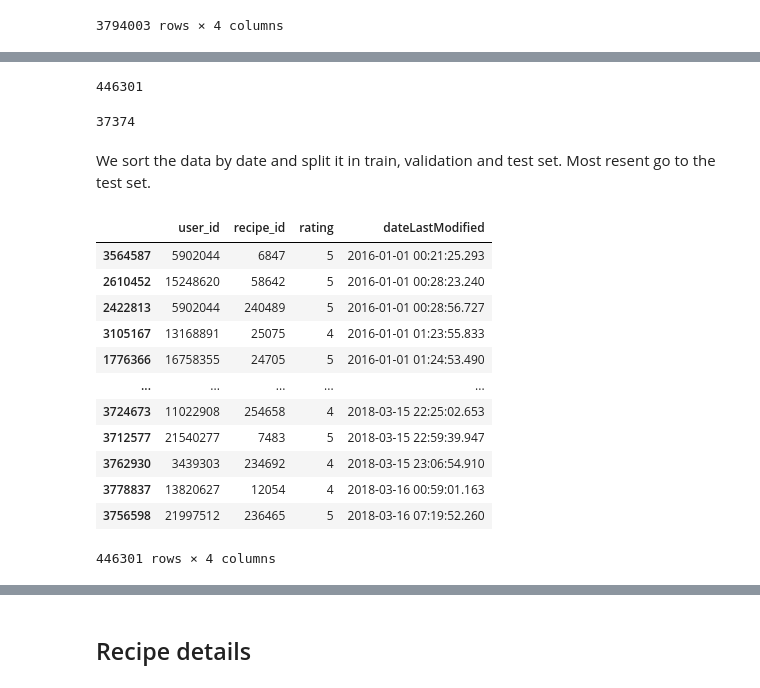
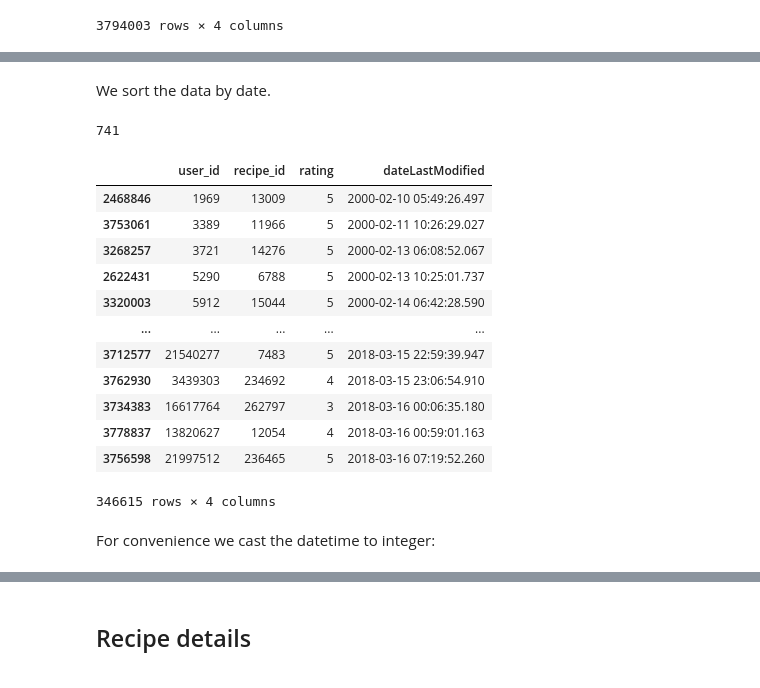
Before and after one commit to dtuleva/Recipe_Recommendation_System, a Jupyter notebook: RRS_Dataset_Manipulation.ipynb, the cells around one changed output, grey strips where cells are left out. Drawn from its saved outputs; the diff is of its cells as text; code cells hidden in the pictures.

```diff
--- a/RRS_Dataset_Manipulation.ipynb
+++ b/RRS_Dataset_Manipulation.ipynb
@@ -39,0 +54,2 @@ An this is where we barbaricly hack our dataset with no other good reason than l
+# %% [markdown]
+We sort the data by date.
@@ -40,28 +58,24 @@ An this is where we barbaricly hack our dataset with no other good reason than l
+# %%
+recipes_unique = interactions.tail(1000).recipe_id.unique()
+len(recipes_unique)
+# %% [output]
+741
 # %%
-interactions = interactions[interactions.dateLastModified.dt.year > 2015]
-len(interactions)
+interactions = interactions[interactions.recipe_id.isin(recipes_unique)]
+interactions
 # %% [output]
+|  | user_id | recipe_id | rating | dateLastModified |
+| 2468846 | 1969 | 13009 | 5 | 2000-02-10 05:49:26.497 |
+| 3753061 | 3389 | 11966 | 5 | 2000-02-11 10:26:29.027 |
+| 3268257 | 3721 | 14276 | 5 | 2000-02-13 06:08:52.067 |
+| 2622431 | 5290 | 6788 | 5 | 2000-02-13 10:25:01.737 |
+| 3320003 | 5912 | 15044 | 5 | 2000-02-14 06:42:28.590 |
+| ... | ... | ... | ... | ... |
+| 3712577 | 21540277 | 7483 | 5 | 2018-03-15 22:59:39.947 |
+| 3762930 | 3439303 | 234692 | 4 | 2018-03-15 23:06:54.910 |
+| 3734383 | 16617764 | 262797 | 3 | 2018-03-16 00:06:35.180 |
+| 3778837 | 13820627 | 12054 | 4 | 2018-03-16 00:59:01.163 |
+| 3756598 | 21997512 | 236465 | 5 | 2018-03-16 07:19:52.260 |
-446301
+346615 rows × 4 columns
-# %%
-recipes_unique = interactions.recipe_id.unique()
-len(recipes_unique)
-# %% [output]
-37374
-# %% [markdown]
-We sort the data by date and split it in train, validation and test set. Most resent go to the test set.
-# %%
-interactions.sort_values(by=["dateLastModified"])
-# %% [output]
-|  | user_id | recipe_id | rating | dateLastModified |
-| 3564587 | 5902044 | 6847 | 5 | 2016-01-01 00:21:25.293 |
-| 2610452 | 15248620 | 58642 | 5 | 2016-01-01 00:28:23.240 |
-| 2422813 | 5902044 | 240489 | 5 | 2016-01-01 00:28:56.727 |
-| 3105167 | 13168891 | 25075 | 4 | 2016-01-01 01:23:55.833 |
-| 1776366 | 16758355 | 24705 | 5 | 2016-01-01 01:24:53.490 |
-| ... | ... | ... | ... | ... |
-| 3724673 | 11022908 | 254658 | 4 | 2018-03-15 22:25:02.653 |
-| 3712577 | 21540277 | 7483 | 5 | 2018-03-15 22:59:39.947 |
-| 3762930 | 3439303 | 234692 | 4 | 2018-03-15 23:06:54.910 |
-| 3778837 | 13820627 | 12054 | 4 | 2018-03-16 00:59:01.163 |
-| 3756598 | 21997512 | 236465 | 5 | 2018-03-16 07:19:52.260 |
-446301 rows × 4 columns
+# %% [markdown]
+For convenience we cast the datetime to integer:
```
Also changed, not shown: parts of 21 cells of this notebook.
